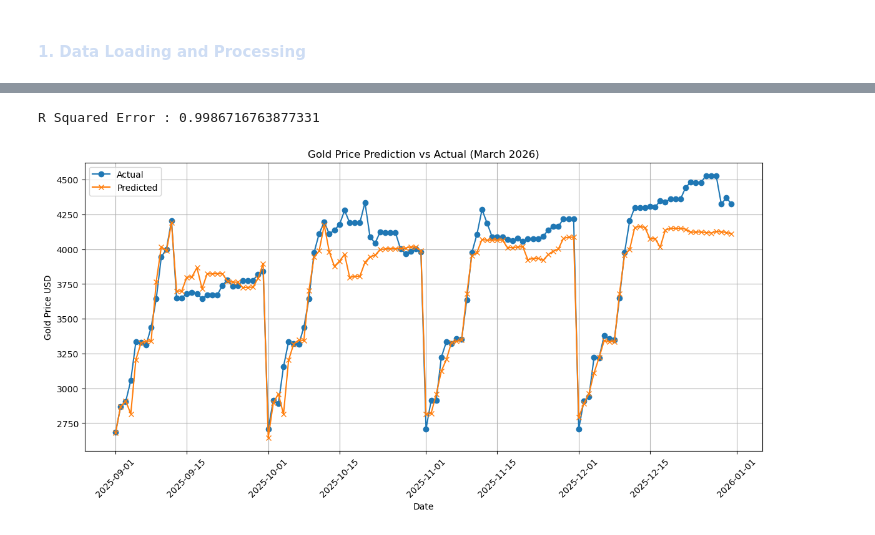
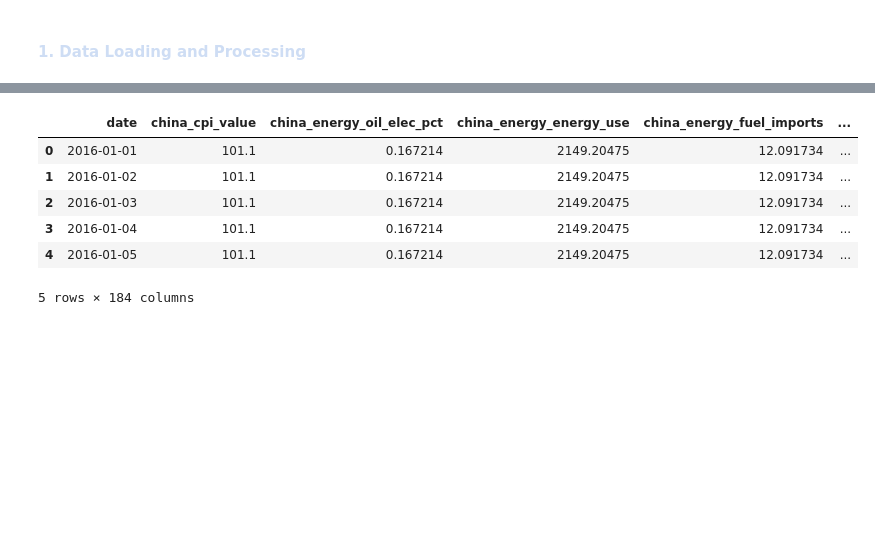
Before and after one commit to nhahub/NHA-4-010, a Jupyter notebook: ai_modeling.ipynb, the cells around one changed output, grey strips where cells are left out. Drawn from its saved outputs; the diff is of its cells as text; code cells hidden in the pictures; blank space fills up the shorter version.

```diff
--- a/ai_modeling.ipynb
+++ b/ai_modeling.ipynb
@@ -281,6 +128,0 @@ test_data_preds = regressor.predict(X_test)
-# %%
-#squared error
-error_score = metrics.r2_score(Y_test,test_data_preds)
-print("R Squared Error :",error_score)
-# %% [output]
-R Squared Error : 0.9986716763877331
@@ -292,14 +129,10 @@ f_results['gold_predicted'] = f_preds
-# %%
-#comparing
-plt.figure(figsize=(14,6))
-plt.plot(f_results['date'], f_results['gold_price_usd'], label='Actual', marker='o')
-plt.plot(f_results['date'], f_results['gold_predicted'], label='Predicted', marker='x')
-plt.title('Gold Price Prediction vs Actual (March 2026)')
-plt.xlabel('Date')
-plt.ylabel('Gold Price USD')
-plt.legend()
-plt.xticks(rotation=45)
-plt.grid()
-plt.show()
-# %% [output]
-[figure, removed]
+# %%
+df.head()
+# %% [output]
+|  | date | china_cpi_value | china_energy_oil_elec_pct | china_energy_energy_use | china_energy_fuel_imports | ... |
+| 0 | 2016-01-01 | 101.1 | 0.167214 | 2149.20475 | 12.091734 | ... |
+| 1 | 2016-01-02 | 101.1 | 0.167214 | 2149.20475 | 12.091734 | ... |
+| 2 | 2016-01-03 | 101.1 | 0.167214 | 2149.20475 | 12.091734 | ... |
+| 3 | 2016-01-04 | 101.1 | 0.167214 | 2149.20475 | 12.091734 | ... |
+| 4 | 2016-01-05 | 101.1 | 0.167214 | 2149.20475 | 12.091734 | ... |
+5 rows × 184 columns
```
Also changed, not shown: parts of 68 cells of this notebook, 3 other files.
